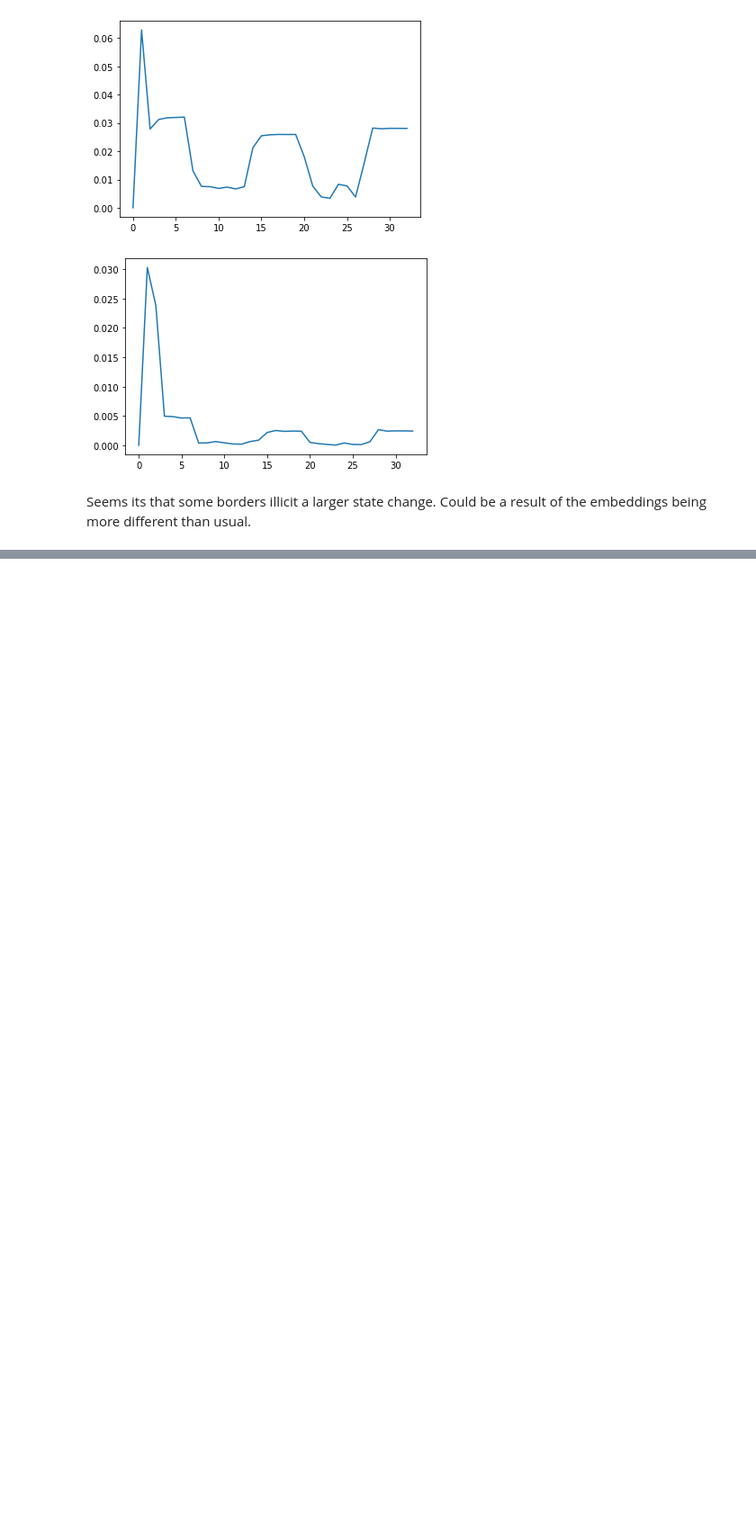
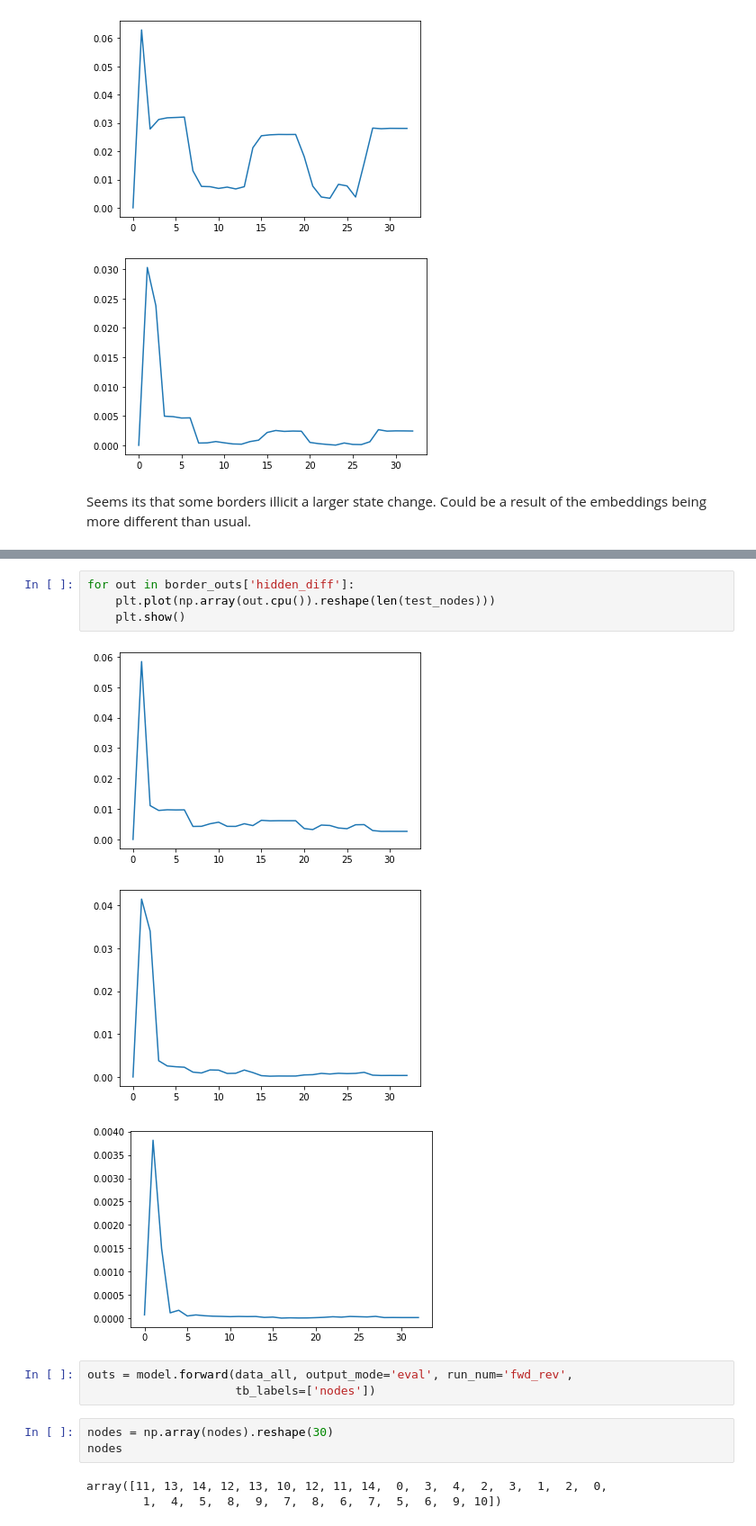
Before and after one commit to APRashedAhmed/predictive-event-segmentation, a Jupyter notebook: docs/source/workbooks/wb-2.2.0-Creating-MDS-Plots-for-PredNet.ipynb, the cells around one changed output, grey strips where cells are left out. Shown at 90% size. Saved outputs shown, nothing was run; the diff lists cells and outputs as text; blank space fills up the shorter version.

```diff
--- a/docs/source/workbooks/wb-2.2.0-Creating-MDS-Plots-for-PredNet.ipynb
+++ b/docs/source/workbooks/wb-2.2.0-Creating-MDS-Plots-for-PredNet.ipynb
@@ -393,0 +426,17 @@ Seems its that some borders illicit a larger state change. Could be a result of
+# %%
+for out in border_outs['hidden_diff']:
+    plt.plot(np.array(out.cpu()).reshape(len(test_nodes)))
+    plt.show()
+# %% [output]
+[figure, added]
+[figure, added]
+[figure, added]
+# %%
+outs = model.forward(data_all, output_mode='eval', run_num='fwd_rev',
+                     tb_labels=['nodes'])
+# %%
+nodes = np.array(nodes).reshape(30)
+nodes
+# %% [output]
+array([11, 13, 14, 12, 13, 10, 12, 11, 14,  0,  3,  4,  2,  3,  1,  2,  0,
+        1,  4,  5,  8,  9,  7,  8,  6,  7,  5,  6,  9, 10])
```
Also changed, not shown: parts of 10 cells of this notebook, 1 other file.
